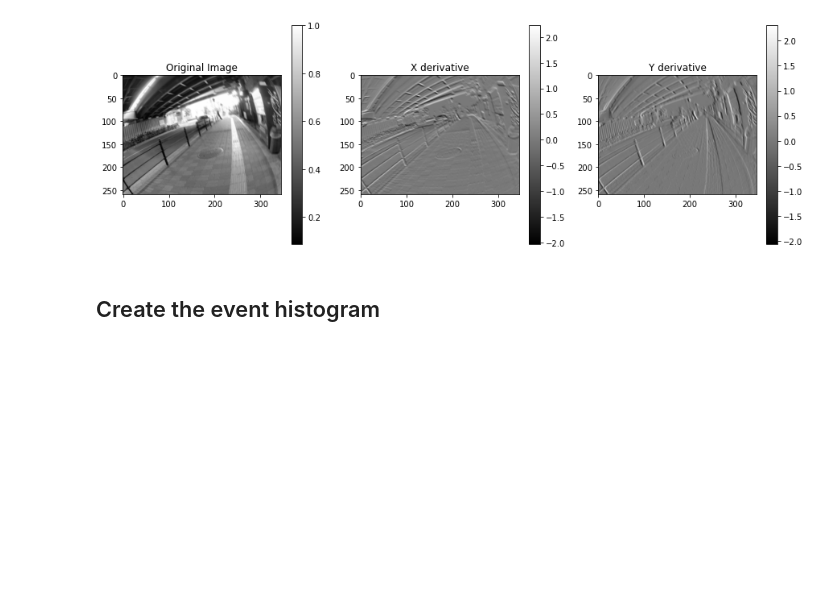
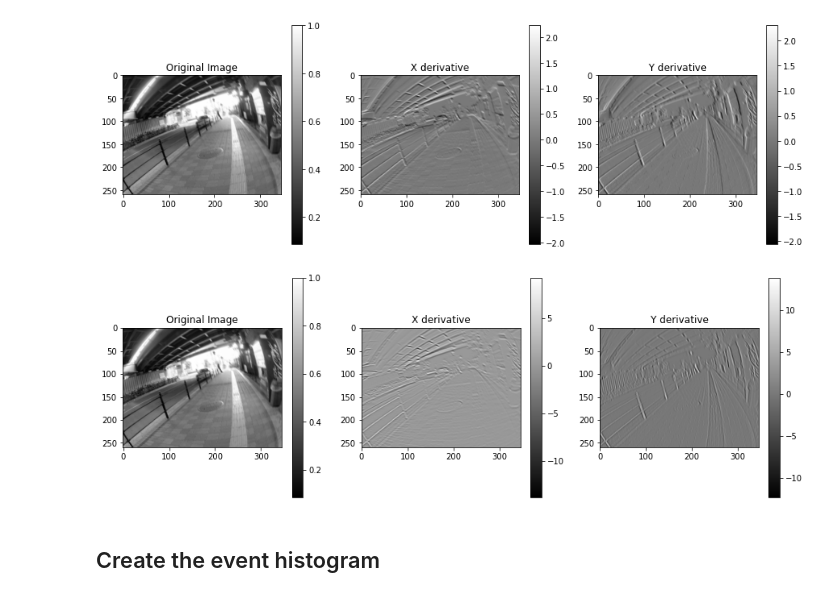
Before and after one commit to SudeshnaBora/Computer_Vision, a Jupyter notebook: code/Learning Phase.ipynb, the cells around one changed output. Drawn from its saved outputs; the diff is of its cells as text; code cells hidden in the pictures; blank space fills up the shorter version.

```diff
--- a/code/Learning Phase.ipynb
+++ b/code/Learning Phase.ipynb
@@ -104,6 +104,27 @@ plt.colorbar(p3,ax=ax3)
 plt.show()
 # %% [output]
 [figure]
+# %%
+image_xx = ndimage.sobel(image_x, axis=0).astype('float32')
+image_yy = ndimage.sobel(image_y, axis=1).astype('float32')
+# %%
+fig, (ax1,ax2, ax3) = plt.subplots(1, 3, figsize = (15, 5), sharex = True)
+
+p1 = ax1.imshow(image, cmap='gray')
+ax1.set_title('Original Image')
+plt.colorbar(p1,ax=ax1)
+
+p2 = ax2.imshow(image_xx, cmap='gray')
+ax2.set_title('X derivative')
+plt.colorbar(p2,ax=ax2)
+
+p3 = ax3.imshow(image_yy, cmap='gray')
+ax3.set_title('Y derivative')
+plt.colorbar(p3,ax=ax3)
+
+plt.show()
+# %% [output]
+[figure, added]
 # %% [markdown]
 ## Create the event histogram
 # %% [markdown]
```
Also changed, not shown: parts of 28 cells of this notebook, 4 other files.
